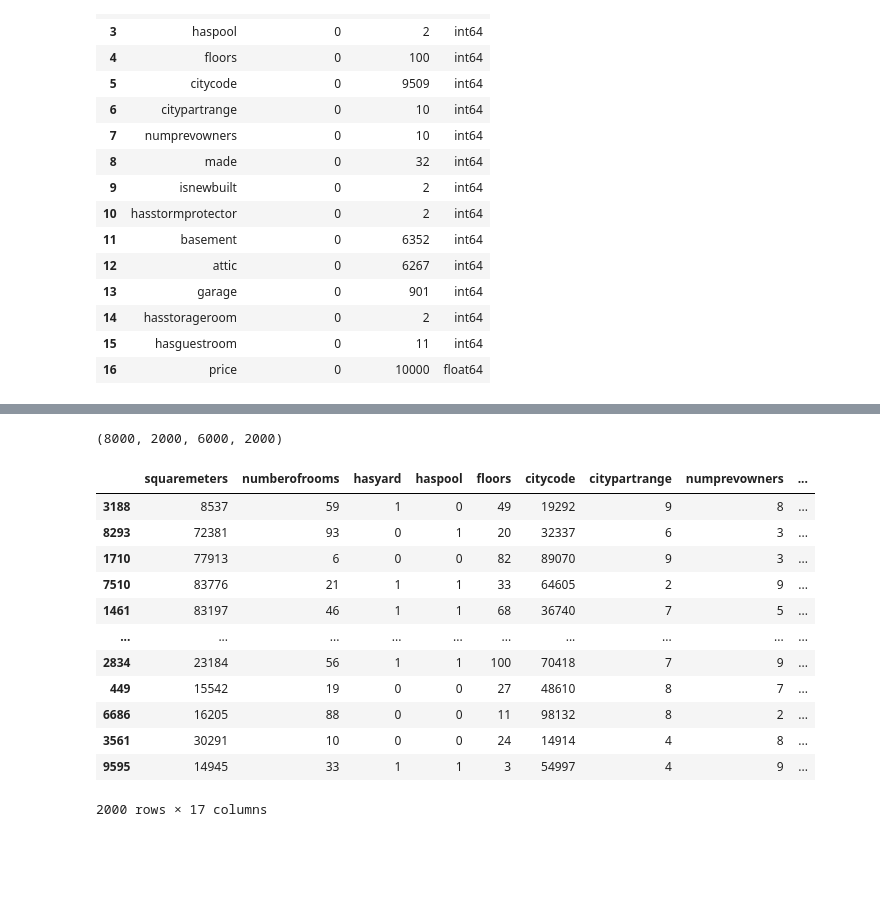
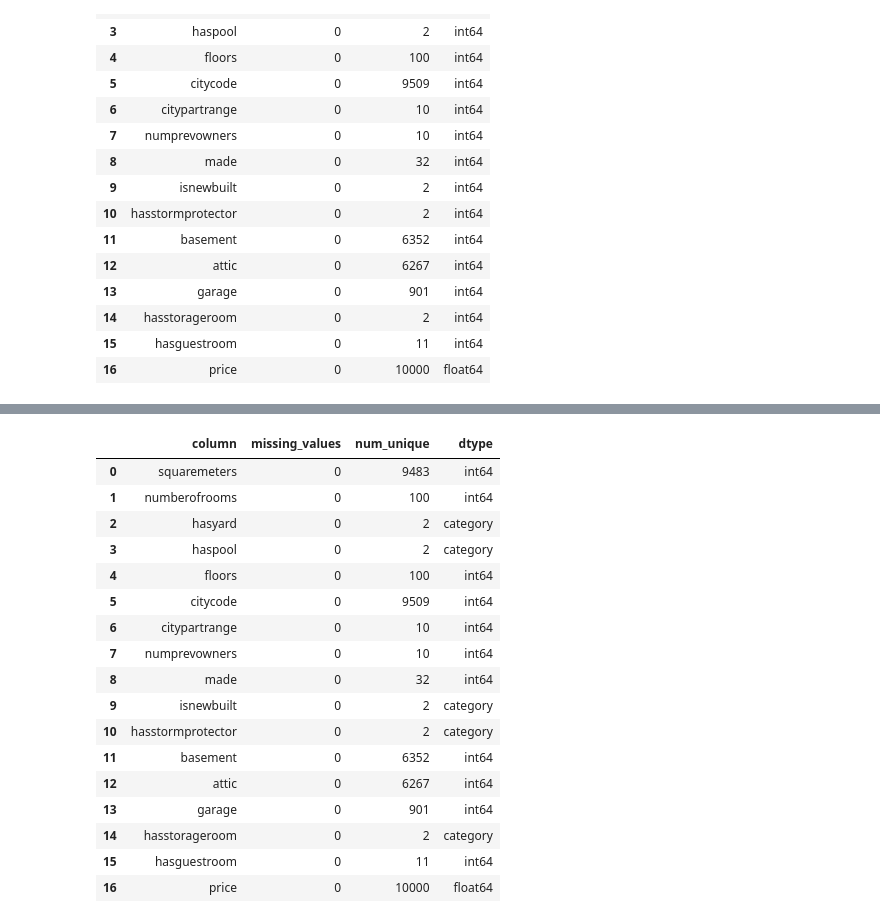
Before and after one commit to rajibulislam1/Paris_Housing_Price_Prediction, a Jupyter notebook: notebooks/01-data_preparation.ipynb, the cells around one changed output, grey strips where cells are left out. Saved outputs shown, nothing was run; the diff lists cells and outputs as text; code cells hidden in the pictures; blank space fills up the shorter version.

```diff
--- a/notebooks/01-data_preparation.ipynb
+++ b/notebooks/01-data_preparation.ipynb
@@ -222,2 +208,2 @@ df[df['floors'] >= 76]
 # %%
-len(df)
+df[['hasyard', 'haspool', 'isnewbuilt', 'hasstormprotector', 'hasstorageroom']] = df[['hasyard', 'haspool', 'isnewbuilt', 'hasstormprotector', 'hasstorageroom']].astype('category')
@@ -233,20 +209,0 @@ df_train, df_val = train_test_split(df_full_train, test_size=0.25, random_state=
-# %%
-len(df_full_train), len(df_test), len(df_train), len(df_val)
-# %% [output]
-(8000, 2000, 6000, 2000)
-# %%
-df_val
-# %% [output]
-|  | squaremeters | numberofrooms | hasyard | haspool | floors | citycode | citypartrange | numprevowners | ... |
-| 3188 | 8537 | 59 | 1 | 0 | 49 | 19292 | 9 | 8 | ... |
-| 8293 | 72381 | 93 | 0 | 1 | 20 | 32337 | 6 | 3 | ... |
-| 1710 | 77913 | 6 | 0 | 0 | 82 | 89070 | 9 | 3 | ... |
-| 7510 | 83776 | 21 | 1 | 1 | 33 | 64605 | 2 | 9 | ... |
-| 1461 | 83197 | 46 | 1 | 1 | 68 | 36740 | 7 | 5 | ... |
-| ... | ... | ... | ... | ... | ... | ... | ... | ... | ... |
-| 2834 | 23184 | 56 | 1 | 1 | 100 | 70418 | 7 | 9 | ... |
-| 449 | 15542 | 19 | 0 | 0 | 27 | 48610 | 8 | 7 | ... |
-| 6686 | 16205 | 88 | 0 | 0 | 11 | 98132 | 8 | 2 | ... |
-| 3561 | 30291 | 10 | 0 | 0 | 24 | 14914 | 4 | 8 | ... |
-| 9595 | 14945 | 33 | 1 | 1 | 3 | 54997 | 4 | 9 | ... |
-2000 rows × 17 columns
@@ -260,0 +210,21 @@ y_test = df_test.price
+# %%
+column_summary_light(df)
+# %% [output]
+|  | column | missing_values | num_unique | dtype |
+| 0 | squaremeters | 0 | 9483 | int64 |
+| 1 | numberofrooms | 0 | 100 | int64 |
+| 2 | hasyard | 0 | 2 | category |
+| 3 | haspool | 0 | 2 | category |
+| 4 | floors | 0 | 100 | int64 |
+| 5 | citycode | 0 | 9509 | int64 |
+| 6 | citypartrange | 0 | 10 | int64 |
+| 7 | numprevowners | 0 | 10 | int64 |
+| 8 | made | 0 | 32 | int64 |
+| 9 | isnewbuilt | 0 | 2 | category |
+| 10 | hasstormprotector | 0 | 2 | category |
+| 11 | basement | 0 | 6352 | int64 |
+| 12 | attic | 0 | 6267 | int64 |
+| 13 | garage | 0 | 901 | int64 |
+| 14 | hasstorageroom | 0 | 2 | category |
+| 15 | hasguestroom | 0 | 11 | int64 |
+| 16 | price | 0 | 10000 | float64 |
```
Also changed, not shown: parts of 9 cells of this notebook, 2 other files.
